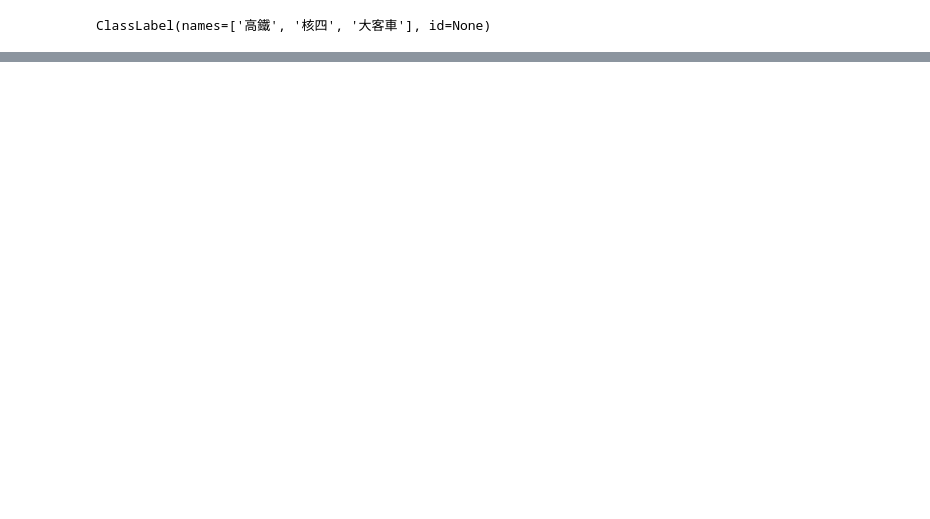
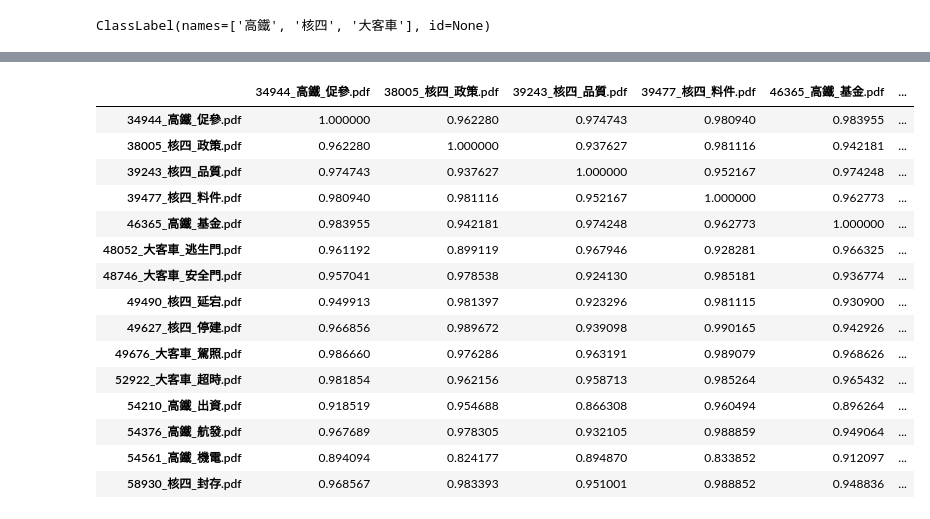
Before and after one commit to chiseanchang0727/Supervisor_llm, a Jupyter notebook: model_training_test.ipynb, the cells around one changed output, grey strips where cells are left out. Saved outputs shown, nothing was run; the diff lists cells and outputs as text; code cells hidden in the pictures; blank space fills up the shorter version.

```diff
--- a/model_training_test.ipynb
+++ b/model_training_test.ipynb
@@ -224,0 +393,6 @@ imdb['train'].unique('label')
+# %%
+# Load the model and tokenizer for classification
+model_name = "./models/DistilBertForSequenceClassification_finetune"
+model = DistilBertForSequenceClassification.from_pretrained(model_name)
+tokenizer = DistilBertTokenizer.from_pretrained(model_name)
+model.eval()
@@ -224,0 +417,44 @@ imdb['train'].unique('label')
+# %%
+def get_embeddings(texts, model, tokenizer):
+    # Tokenize the input texts
+    inputs = tokenizer(texts, return_tensors="pt", padding=True, truncation=True)
+    # Pass inputs through the model to get hidden states
+    with torch.no_grad():
+        outputs = model(**inputs, output_hidden_states=True)
+    # Get the embeddings from the last hidden state
+    hidden_states = outputs.hidden_states[-1]
+    # Average the hidden states to get a single vector representation for each text
+    embeddings = hidden_states.mean(dim=1)
+    return embeddings
+# %%
+# Extract texts from the dictionary
+texts = list(extracted_content.values())
+
+# Get embeddings for all documents
+embeddings = get_embeddings(texts, model, tokenizer)
+
+# Compute cosine similarity between all pairs of embeddings
+cosine_similarities = cosine_similarity(embeddings)
+
+# Convert cosine similarity matrix to a DataFrame
+doc_keys = list(extracted_content.keys())
+cosine_sim_df = pd.DataFrame(cosine_similarities, index=doc_keys, columns=doc_keys)
+# %%
+cosine_sim_df
+# %% [output]
+|  | 34944_高鐵_促參.pdf | 38005_核四_政策.pdf | 39243_核四_品質.pdf | 39477_核四_料件.pdf | 46365_高鐵_基金.pdf | ... |
+| 34944_高鐵_促參.pdf | 1.000000 | 0.962280 | 0.974743 | 0.980940 | 0.983955 | ... |
+| 38005_核四_政策.pdf | 0.962280 | 1.000000 | 0.937627 | 0.981116 | 0.942181 | ... |
+| 39243_核四_品質.pdf | 0.974743 | 0.937627 | 1.000000 | 0.952167 | 0.974248 | ... |
+| 39477_核四_料件.pdf | 0.980940 | 0.981116 | 0.952167 | 1.000000 | 0.962773 | ... |
+| 46365_高鐵_基金.pdf | 0.983955 | 0.942181 | 0.974248 | 0.962773 | 1.000000 | ... |
+| 48052_大客車_逃生門.pdf | 0.961192 | 0.899119 | 0.967946 | 0.928281 | 0.966325 | ... |
+| 48746_大客車_安全門.pdf | 0.957041 | 0.978538 | 0.924130 | 0.985181 | 0.936774 | ... |
+| 49490_核四_延宕.pdf | 0.949913 | 0.981397 | 0.923296 | 0.981115 | 0.930900 | ... |
+| 49627_核四_停建.pdf | 0.966856 | 0.989672 | 0.939098 | 0.990165 | 0.942926 | ... |
+| 49676_大客車_駕照.pdf | 0.986660 | 0.976286 | 0.963191 | 0.989079 | 0.968626 | ... |
+| 52922_大客車_超時.pdf | 0.981854 | 0.962156 | 0.958713 | 0.985264 | 0.965432 | ... |
+| 54210_高鐵_出資.pdf | 0.918519 | 0.954688 | 0.866308 | 0.960494 | 0.896264 | ... |
+| 54376_高鐵_航發.pdf | 0.967689 | 0.978305 | 0.932105 | 0.988859 | 0.949064 | ... |
+| 54561_高鐵_機電.pdf | 0.894094 | 0.824177 | 0.894870 | 0.833852 | 0.912097 | ... |
+| 58930_核四_封存.pdf | 0.968567 | 0.983393 | 0.951001 | 0.988852 | 0.948836 | ... |
```
Also changed, not shown: parts of 54 cells of this notebook, 1 other file.
